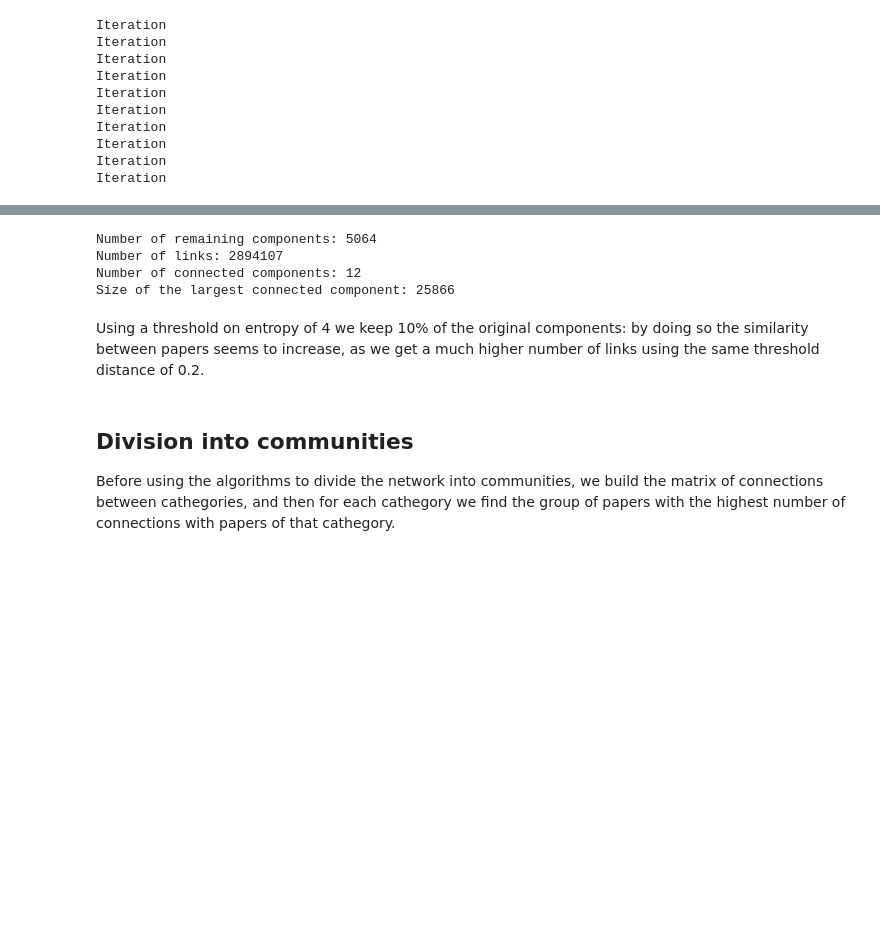
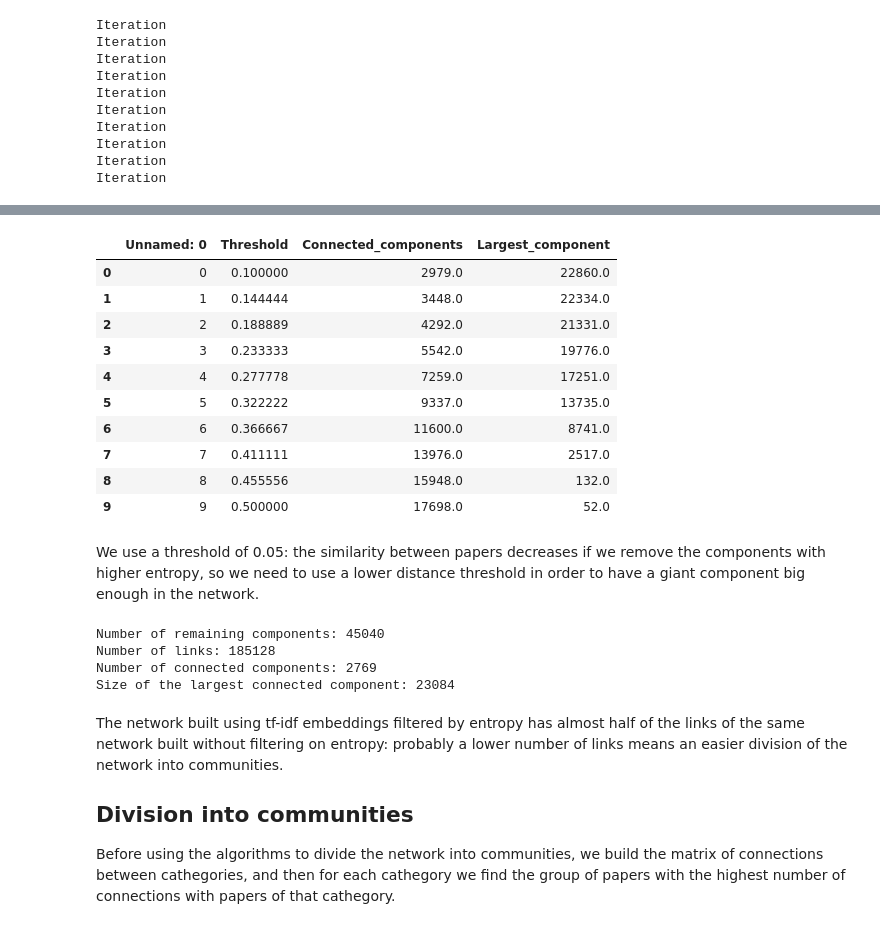
Before and after one commit to riccardo03-maker/Abstract_network, a Jupyter notebook: extra/components_selection.ipynb, the cells around one changed output, grey strips where cells are left out. Cells and saved outputs as stored; diff of their text form; code cells hidden in the pictures; blank space fills up the shorter version.

```diff
--- a/extra/components_selection.ipynb
+++ b/extra/components_selection.ipynb
@@ -114,10 +108,26 @@ We choose then a threshold on entropy of 4.
+# %%
+pd.read_csv("./results/connected_components.csv")
+# %% [output]
+|  | Unnamed: 0 | Threshold | Connected_components | Largest_component |
+| 0 | 0 | 0.100000 | 2979.0 | 22860.0 |
+| 1 | 1 | 0.144444 | 3448.0 | 22334.0 |
+| 2 | 2 | 0.188889 | 4292.0 | 21331.0 |
+| 3 | 3 | 0.233333 | 5542.0 | 19776.0 |
+| 4 | 4 | 0.277778 | 7259.0 | 17251.0 |
+| 5 | 5 | 0.322222 | 9337.0 | 13735.0 |
+| 6 | 6 | 0.366667 | 11600.0 | 8741.0 |
+| 7 | 7 | 0.411111 | 13976.0 | 2517.0 |
+| 8 | 8 | 0.455556 | 15948.0 | 132.0 |
+| 9 | 9 | 0.500000 | 17698.0 | 52.0 |
+# %% [markdown]
+We use a threshold of 0.05: the similarity between papers decreases if we remove the components with higher entropy, so we need to use a lower distance threshold in order to have a giant component big enough in the network.
 # %%
 from components_selection import build_adjacency_matrix
 
 #filter embeddings and build the relative adjacency matrix
-filtered_embeddings = tf_idf_embeddings[:, np.where(entropy_array > 4)[0]]
+filtered_embeddings = tf_idf_embeddings[:, np.where(entropy_array < 2.5)[0]]
 print("Number of remaining components: " + str(filtered_embeddings.shape[1]))
-adjacency_matrix = build_adjacency_matrix(filtered_embeddings, threshold = 0.2)
+adjacency_matrix = build_adjacency_matrix(filtered_embeddings, threshold = 0.05)
 
 #save the adjacency matrix
 save_npz("./results/filtered_adjacency_matrix.npz", adjacency_matrix.tocsr())
@@ -129,13 +139,13 @@ print("Number of links: " + str(G.size()))
 print("Number of connected components: " + str(nx.number_connected_components(G)))
 print("Size of the largest connected component: " + str(max([len(c) for c in list(nx.connected_components(G))])))
 # %% [output]
-Number of remaining components: 5064
-Number of links: 2894107
-Number of connected components: 12
-Size of the largest connected component: 25866
+Number of remaining components: 45040
+Number of links: 185128
+Number of connected components: 2769
+Size of the largest connected component: 23084
-# %% [markdown]
-Using a threshold on entropy of 4 we keep 10% of the original components: by doing so the similarity between papers seems to increase, as we get a much higher number of links using the same threshold distance of 0.2.
 # %% [markdown]
+The network built using tf-idf embeddings filtered by entropy has almost half of the links of the same network built without filtering on entropy: probably a lower number of links means an easier division of the network into communities.
+
 ## Division into communities
 
 Before using the algorithms to divide the network into communities, we build the matrix of connections between cathegories, and then for each cathegory we find the group of papers with the highest number of connections with papers of that cathegory.
```
Also changed, not shown: parts of 12 cells of this notebook, 9 other files.
